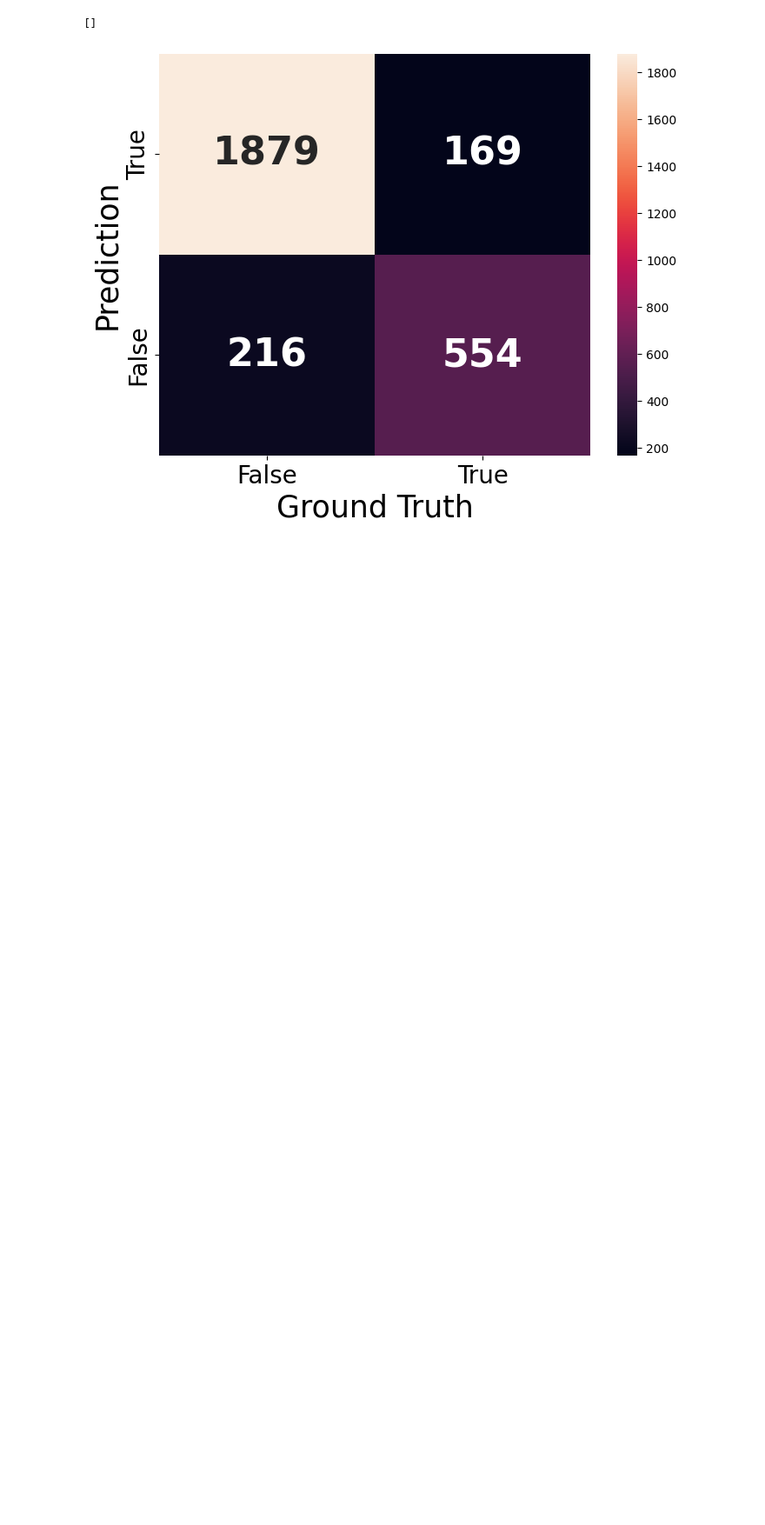
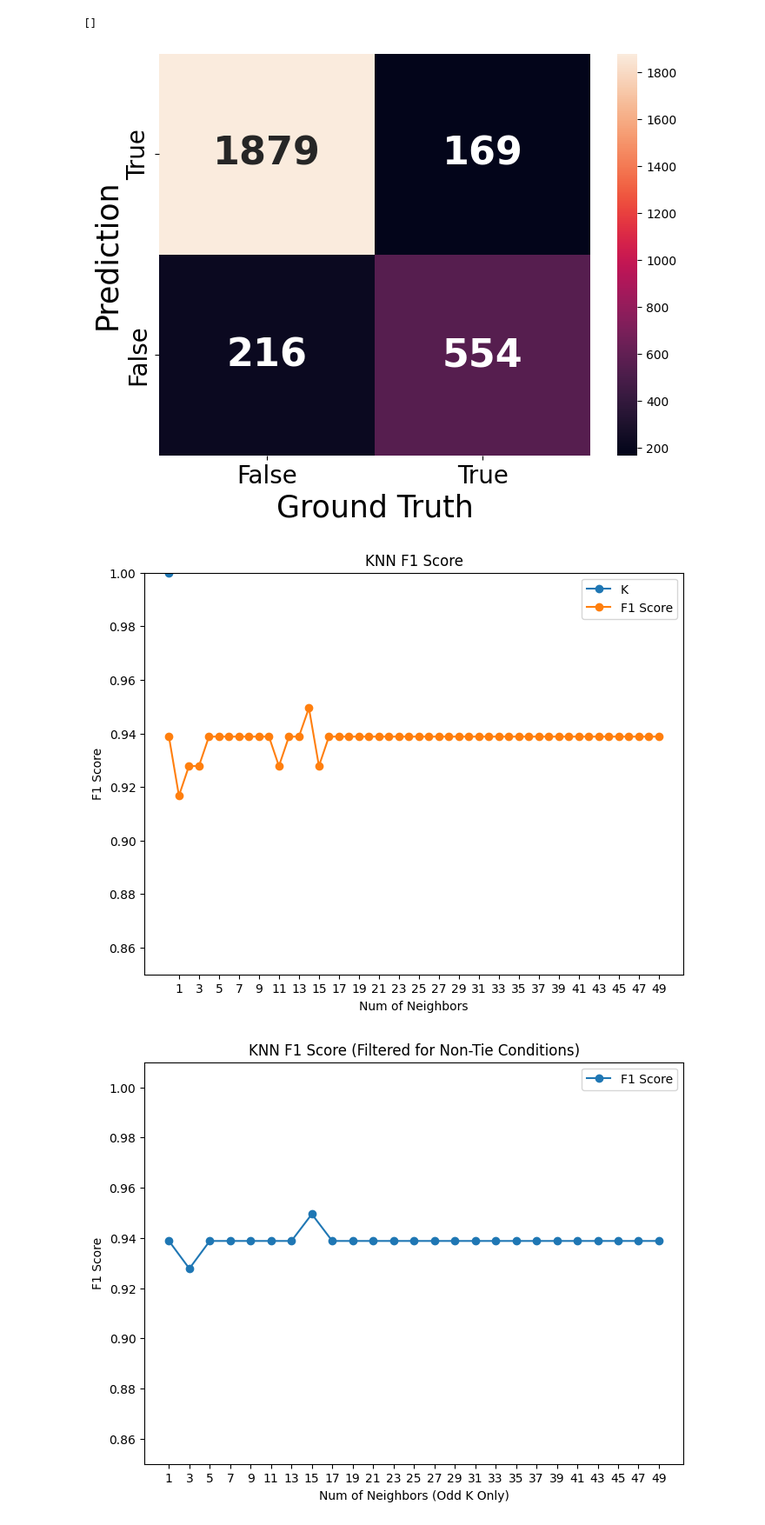
Before and after one commit to batspike/ML-Projects-and-Tutorials, a Jupyter notebook: IBM_Machine_Learning/03_SupervisedMachineLearning_Classification/sandbox.ipynb, the cells around one changed output. Shown at 87% size. Saved outputs shown, nothing was run; the diff lists cells and outputs as text; code cells hidden in the pictures; blank space fills up the shorter version.

```diff
--- a/IBM_Machine_Learning/03_SupervisedMachineLearning_Classification/sandbox.ipynb
+++ b/IBM_Machine_Learning/03_SupervisedMachineLearning_Classification/sandbox.ipynb
@@ -475,3 +475,73 @@ Accuracy score:  0.86
 F1 Score:  0.74
 []
 [figure]
+# %%
+import pandas as pd
+import numpy as np
+from sklearn.neighbors import KNeighborsClassifier
+from sklearn.model_selection import train_test_split
+from sklearn import metrics
+# Evaluation metrics related methods
+from sklearn.metrics import classification_report, accuracy_score, f1_score, confusion_matrix, precision_recall_fscore_support, precision_score, recall_score
+import matplotlib.pyplot as plt
+import seaborn as sns
+
+def evaluate_metrics(yt, yp):
+    results_pos = {}
+    results_pos['accuracy'] = accuracy_score(yt, yp)
+    precision, recall, f_beta, _ = precision_recall_fscore_support(yt, yp, average='binary')
+    results_pos['recall'] = recall
+    results_pos['precision'] = precision
+    results_pos['f1score'] = f_beta
+    return results_pos
+
+tumor_df = pd.read_csv("data/tumor.csv")
+
+X = tumor_df.iloc[:, :-1]
+y = tumor_df.iloc[:, -1:]
+
+X_train, X_test, y_train, y_test = train_test_split(X, y, test_size=0.2, stratify=y, random_state = 42)
+
+f1_scores = []
+for k in range(1, 50 + 1):
+    # Create a KNN classifier
+    knn = KNeighborsClassifier(n_neighbors=k)
+    # Train the classifier
+    knn = knn.fit(X_train, y_train.values.ravel())
+    preds = knn.predict(X_test)
+    # Evaluate the classifier with f1score
+    f1 = f1_score(preds, y_test)
+    f1_scores.append((k, round(f1_score(y_test, preds), 4)))
+# Convert the f1score list to a dataframe
+f1_results = pd.DataFrame(f1_scores, columns=['K', 'F1 Score'])
+f1_results.set_index('K')
+
+# Plot F1 results
+ax = f1_results.plot(figsize=(8, 6), marker='o')
+ax.set(xlabel='Num of Neighbors', ylabel='F1 Score')
+ax.set_xticks(range(1, 50, 2));
+plt.ylim((0.85, 1))
+plt.title('KNN F1 Score')
+
+
+f1_scores = []
+for k in range(1, 50 + 1, 2):
+    knn = KNeighborsClassifier(n_neighbors=k)
+    knn = knn.fit(X_train, y_train.values.ravel())
+    preds = knn.predict(X_test)
+
+    f1 = f1_score(y_test, preds)
+    f1_scores.append((k, round(f1, 4)))
+
+# Convert and plot
+f1_results = pd.DataFrame(f1_scores, columns=['K', 'F1 Score']).set_index('K')
+
+ax = f1_results.plot(figsize=(8, 6), marker='o') # Added markers to highlight the odd points
+ax.set(xlabel='Num of Neighbors (Odd K Only)', ylabel='F1 Score')
+ax.set_xticks(range(1, 50, 2))
+plt.ylim((0.85, 1.01))
+plt.title('KNN F1 Score (Filtered for Non-Tie Conditions)')
+plt.show()
+# %% [output]
+[figure, added]
+[figure, added]
```
Also changed, not shown: 2 other files.
